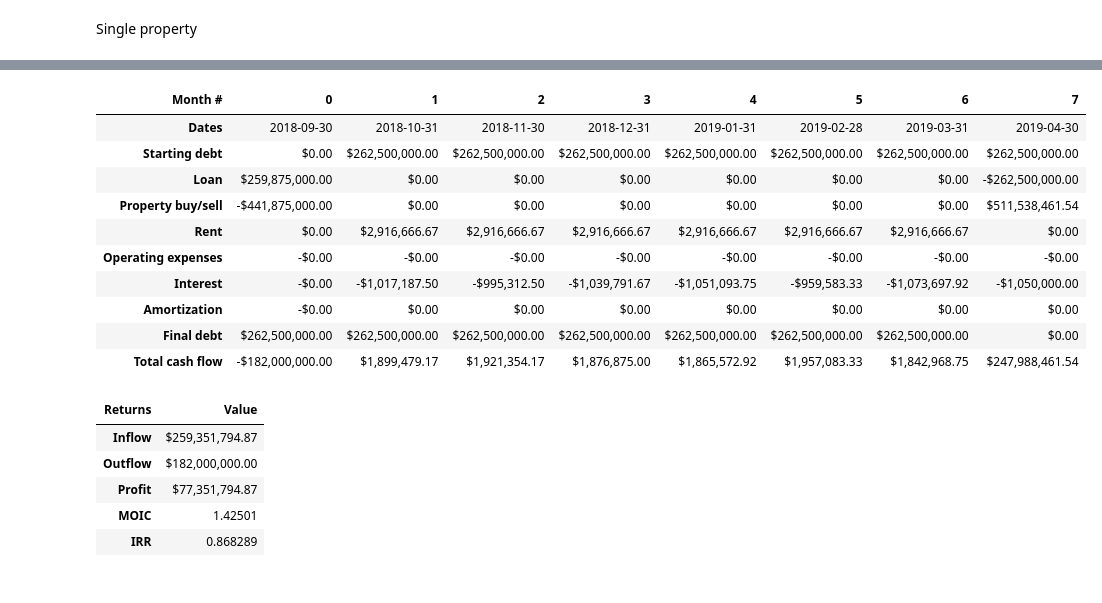
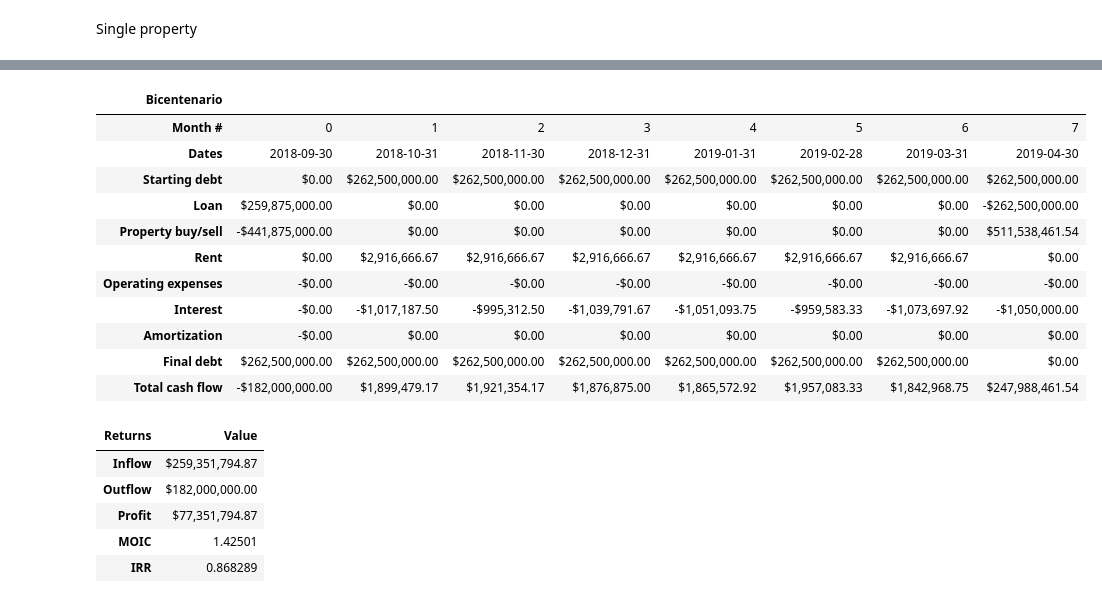
Before and after one commit to ggrillo93/financial-modelling, a Jupyter notebook: Testing.ipynb, the cells around one changed output, grey strips where cells are left out. Drawn from its saved outputs; the diff is of its cells as text; code cells hidden in the pictures.

```diff
--- a/Testing.ipynb
+++ b/Testing.ipynb
@@ -29,6 +28,7 @@ cf = singlepropcf(sdate, bcap, scap, emonth, fyrrent, rentinc, incperiod, ltv, l
 # %%
-viewsinglecf(*cf)
+viewsinglecf('Bicentenario', *cf)
 # %% [output]
+| Bicentenario |  |  |  |  |  |  |  |  |
 | Month # | 0 | 1 | 2 | 3 | 4 | 5 | 6 | 7 |
 | Dates | 2018-09-30 | 2018-10-31 | 2018-11-30 | 2018-12-31 | 2019-01-31 | 2019-02-28 | 2019-03-31 | 2019-04-30 |
 | Starting debt | $0.00 | $262,500,000.00 | $262,500,000.00 | $262,500,000.00 | $262,500,000.00 | $262,500,000.00 | $262,500,000.00 | $262,500,000.00 |
```
Also changed, not shown: parts of 27 cells of this notebook, 5 other files.
